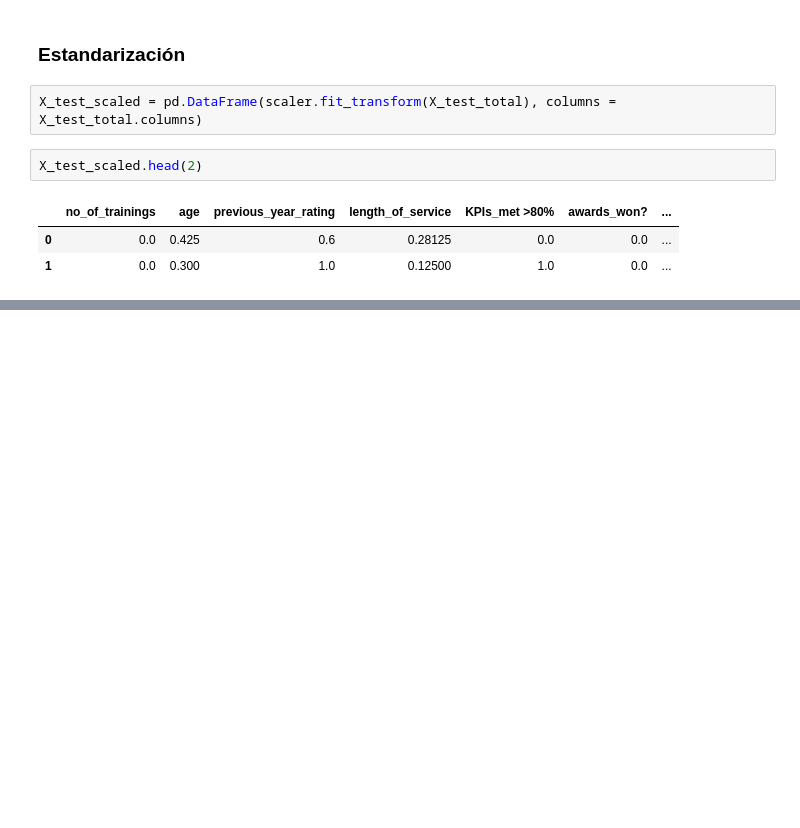
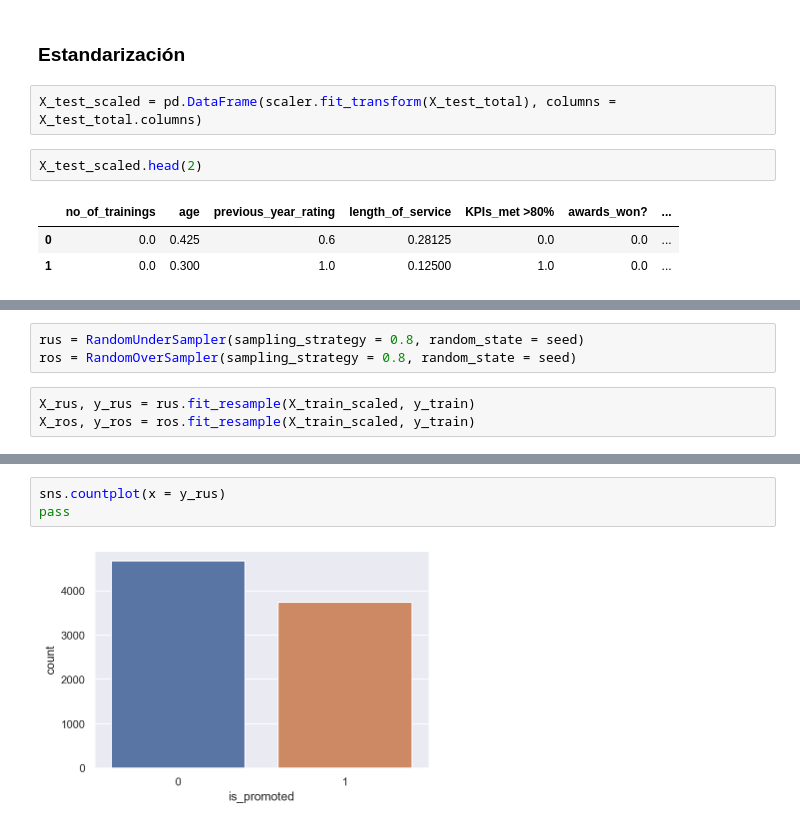
Before and after one commit to giordanap/MLA, a Jupyter notebook: Proyecto 01 - HR Analytics/00-apellido-nombre-proyecto1.ipynb, the cells around one changed output, grey strips where cells are left out. Drawn from its saved outputs; the diff is of its cells as text; blank space fills up the shorter version.

```diff
--- a/Proyecto 01 - HR Analytics/00-apellido-nombre-proyecto1.ipynb
+++ b/Proyecto 01 - HR Analytics/00-apellido-nombre-proyecto1.ipynb
@@ -640,0 +651,6 @@ X_test_scaled.head(2)
+# %%
+rus = RandomUnderSampler(sampling_strategy = 0.8, random_state = seed)
+ros = RandomOverSampler(sampling_strategy = 0.8, random_state = seed)
+# %%
+X_rus, y_rus = rus.fit_resample(X_train_scaled, y_train)
+X_ros, y_ros = ros.fit_resample(X_train_scaled, y_train)
@@ -640,0 +669,5 @@ X_test_scaled.head(2)
+# %%
+sns.countplot(x = y_rus)
+pass
+# %% [output]
+[figure, added]
```
Also changed, not shown: parts of 12 cells of this notebook.
